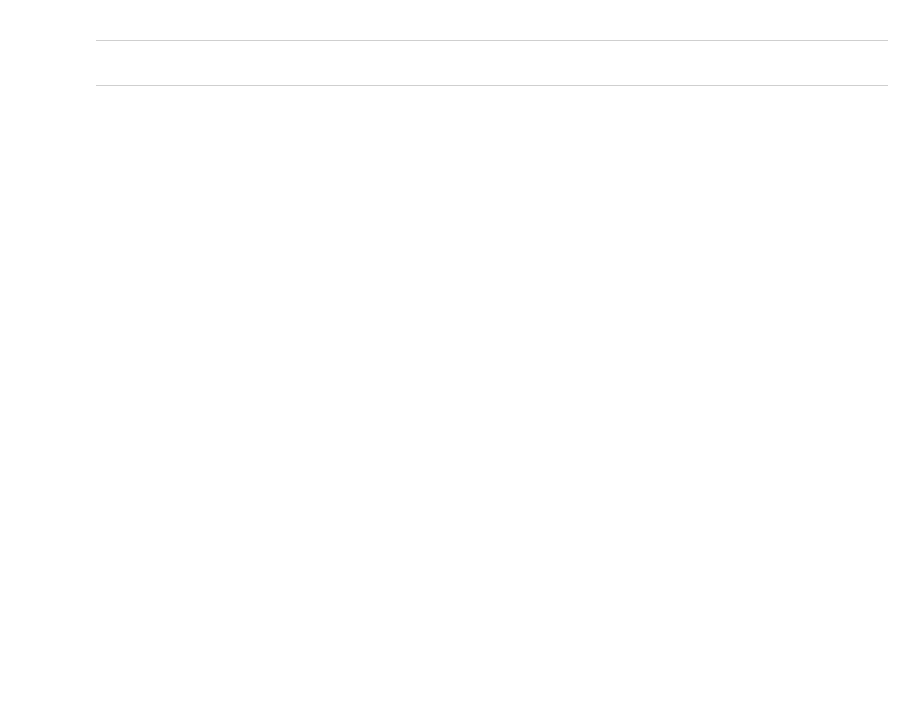
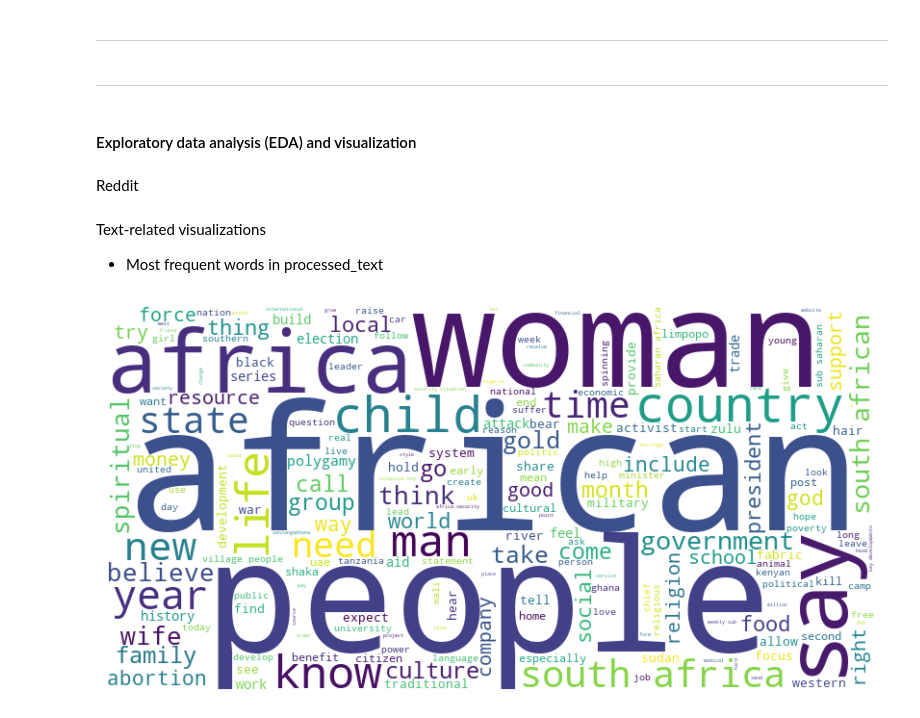
Before and after one commit to L-N-E0/USAID-Kenya-Sentiment-Analysis, a Jupyter notebook: notebooks/Mbego.ipynb, the cells around one changed output. Cells and saved outputs as stored; diff of their text form; code cells hidden in the pictures; blank space fills up the shorter version.

Commit message:
EDA on reddit data

```diff
--- a/notebooks/Mbego.ipynb
+++ b/notebooks/Mbego.ipynb
@@ -625,0 +629,7 @@ reddit_df[['full_text', 'processed_text']].head()
+# %%
+import pandas as pd
+reddit_clean_path = r"N:\Moringa\afterM\Leo NLP 004 USAID 01.06.2025\USAID-Kenya-Sentiment-Analysis\data\processed\individual datasets\Mbego_cleaned_reddit.csv"
+
+reddit_df = pd.read_csv(reddit_clean_path)
+
+reddit_df.head(5)
@@ -627,3 +644,24 @@ reddit_df[['full_text', 'processed_text']].head()
 ---
 # %% [markdown]
 ---
+# %% [markdown]
+#### Exploratory data analysis (EDA) and visualization
+# %% [markdown]
+Reddit
+# %% [markdown]
+Text-related visualizations
+- Most frequent words in processed_text
+# %%
+from wordcloud import WordCloud
+import matplotlib.pyplot as plt
+
+reddit_df = reddit_df.head(1000)  # limit to first 1000 rows for testing
+
+all_words = " ".join(reddit_df['processed_text'])
+wordcloud = WordCloud(width=800, height=400, background_color='white').generate(all_words)
+plt.figure(figsize=(10,5))
+plt.imshow(wordcloud, interpolation='bilinear')
+plt.axis("off")
+plt.show()
+# %% [output]
+[figure, added]
```
Also changed, not shown: parts of 38 cells of this notebook.
